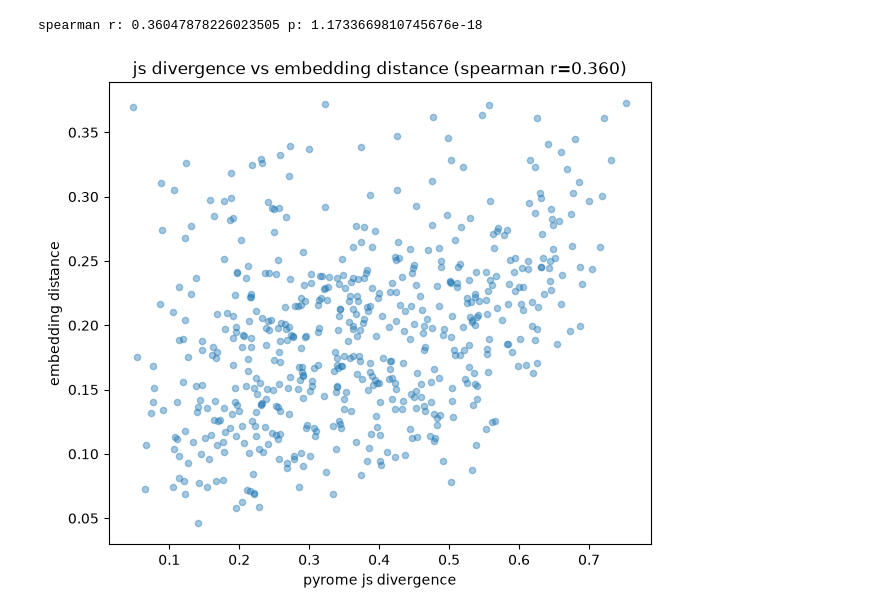
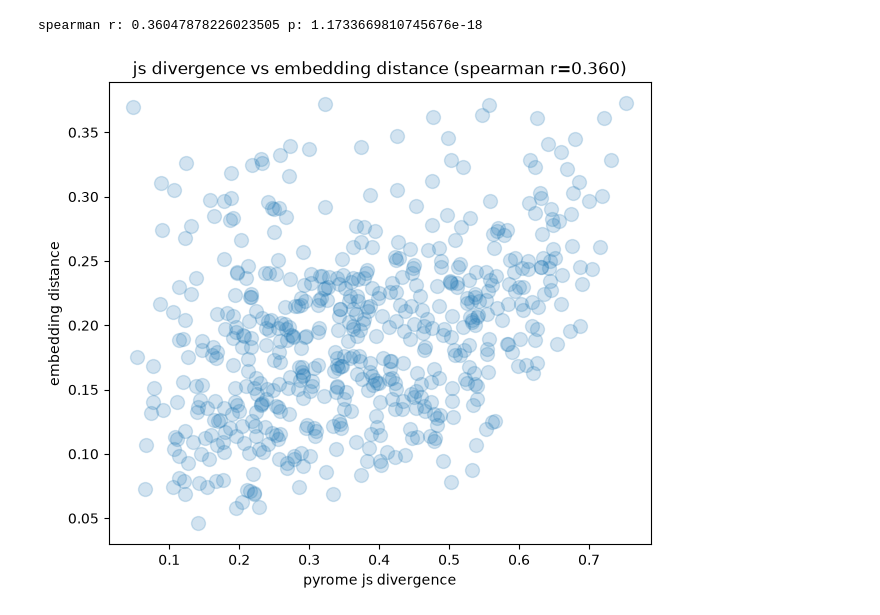
Before and after one commit to yashkher-123/transferability-through-representations, a Jupyter notebook: probing/cluster_v4.ipynb, the cells around one changed output. Cells and saved outputs as stored; diff of their text form; code cells hidden in the pictures.

```diff
--- a/probing/cluster_v4.ipynb
+++ b/probing/cluster_v4.ipynb
@@ -203,13 +203,13 @@ print("spearman r:", rho, "p:", p)
 spearman r: 0.36047878226023505 p: 1.1733669810745676e-18
 # %%
 plt.figure(figsize=(7, 6))
-plt.scatter(js_flat, emb_flat, alpha=0.4, s=20)
+plt.scatter(js_flat, emb_flat, alpha=0.2, s=100)
 plt.xlabel("pyrome js divergence")
 plt.ylabel("embedding distance")
 plt.title(f"js divergence vs embedding distance (spearman r={rho:.3f})")
 plt.show()
 # %% [output]
-[figure, old version]
+[figure, new version]
 # %%
 # js div between domain pyrome vectors correlates with embedding distance (r=0.36)
 #   means embedding space partly recovers ecological structure, not just transfer signal it was trained on
```
Also changed, not shown: 1 other file.
